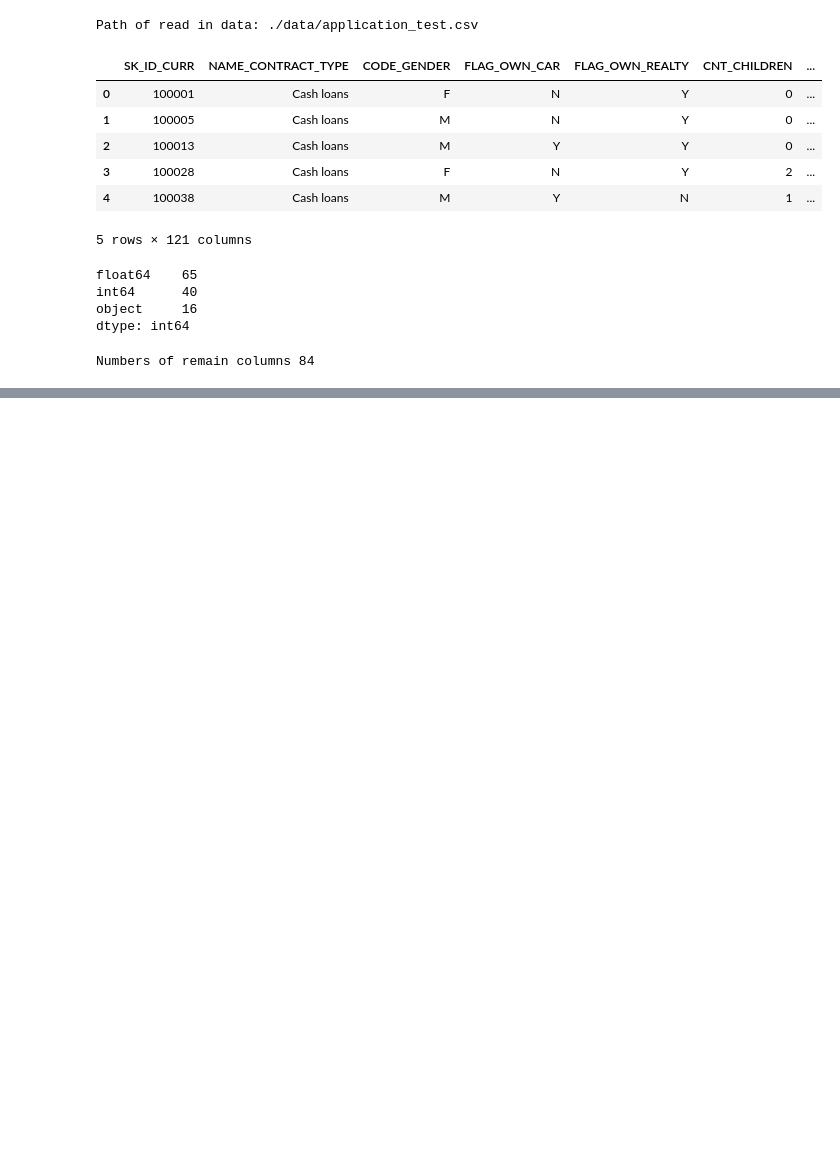
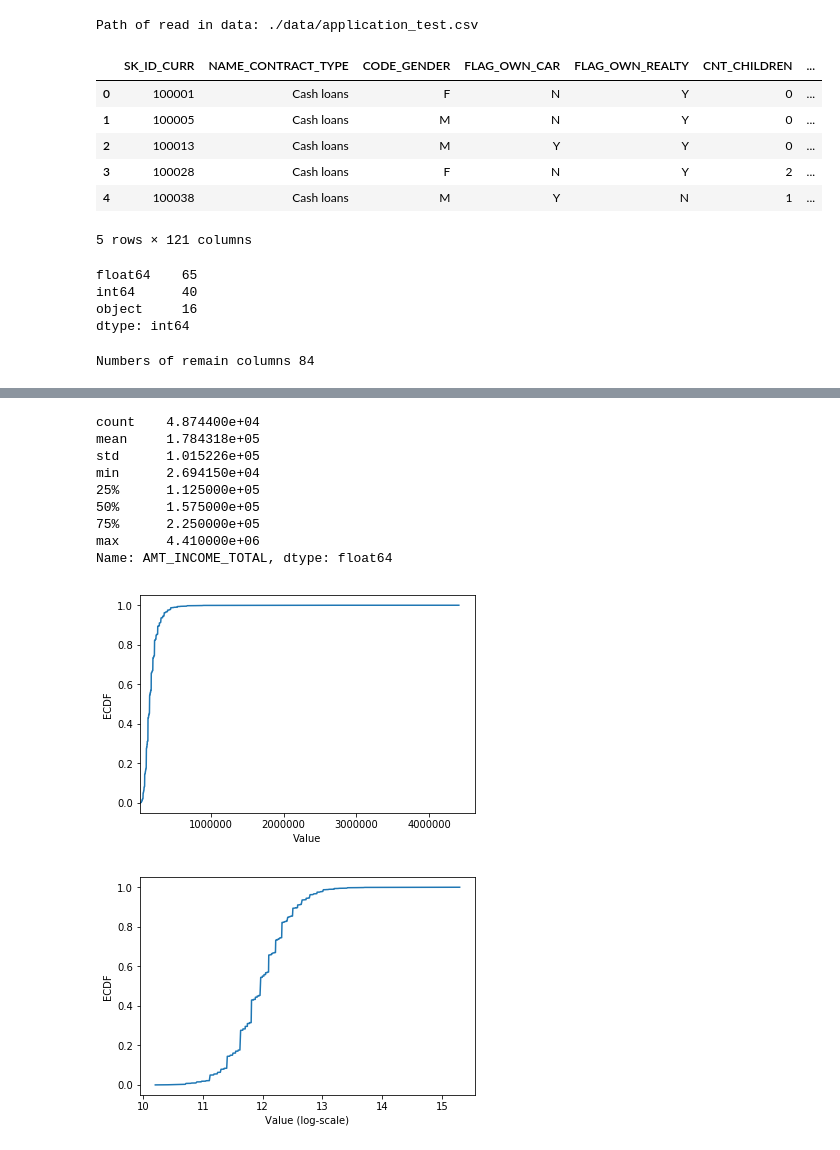
Before and after one commit to u0624807/ML-100-Days, a Jupyter notebook: homework/Day_006_HW.ipynb, the cells around one changed output, grey strips where cells are left out. Drawn from its saved outputs; the diff is of its cells as text; code cells hidden in the pictures; blank space fills up the shorter version.

```diff
--- a/homework/Day_006_HW.ipynb
+++ b/homework/Day_006_HW.ipynb
@@ -45,0 +85,50 @@ Numbers of remain columns 84
+# %%
+def ECDF(data):
+    '''
+    step1.
+    aggregate value's count
+    step2.
+    sort by index
+    step3.
+    cumulative sum with it's count
+    step4.
+    multiply with 1/n
+    '''
+    return (data.value_counts().sort_index().cumsum()) * 1.0 / len(data)
+# %%
+# 最大值離平均與中位數很遠
+print(df['AMT_INCOME_TOTAL'].describe())
+
+# 繪製 Empirical Cumulative Density Plot (ECDF)
+
+cdf = ECDF(df['AMT_INCOME_TOTAL'])
+
+
+plt.plot(list(cdf.index), cdf/cdf.max())
+plt.xlabel('Value')
+plt.ylabel('ECDF')
+plt.xlim([cdf.index.min(), cdf.index.max() * 1.05]) # 限制顯示圖片的範圍
+plt.ylim([-0.05,1.05]) # 限制顯示圖片的範圍
+
+plt.show()
+
+# 改變 y 軸的 Scale, 讓我們可以正常檢視 ECDF
+plt.plot(np.log(list(cdf.index)), cdf/cdf.max())
+plt.xlabel('Value (log-scale)')
+plt.ylabel('ECDF')
+
+plt.ylim([-0.05,1.05]) # 限制顯示圖片的範圍
+
+plt.show()
+# %% [output]
+count    4.874400e+04
+mean     1.784318e+05
+std      1.015226e+05
+min      2.694150e+04
+25%      1.125000e+05
+50%      1.575000e+05
+75%      2.250000e+05
+max      4.410000e+06
+Name: AMT_INCOME_TOTAL, dtype: float64
+[figure, added]
+[figure, added]
```
Also changed, not shown: parts of 6 cells of this notebook.
